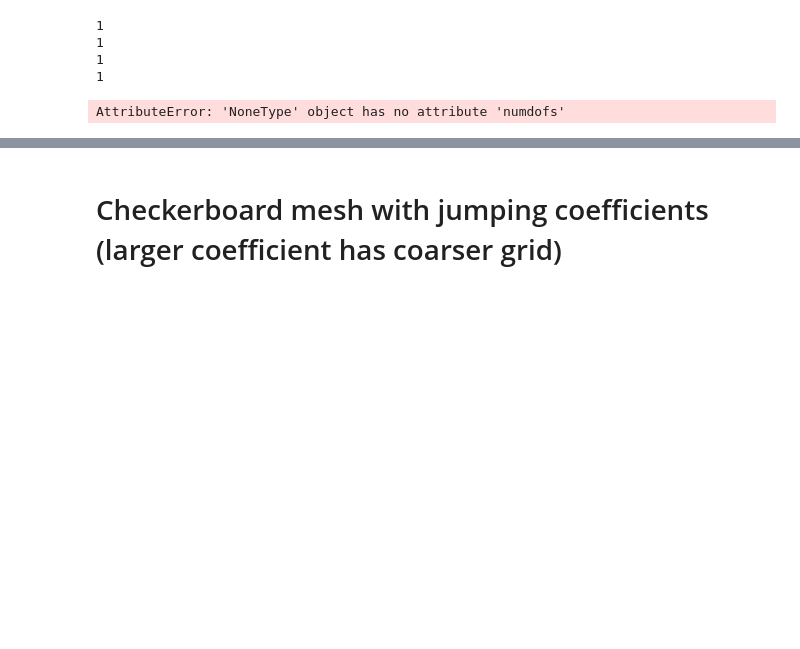
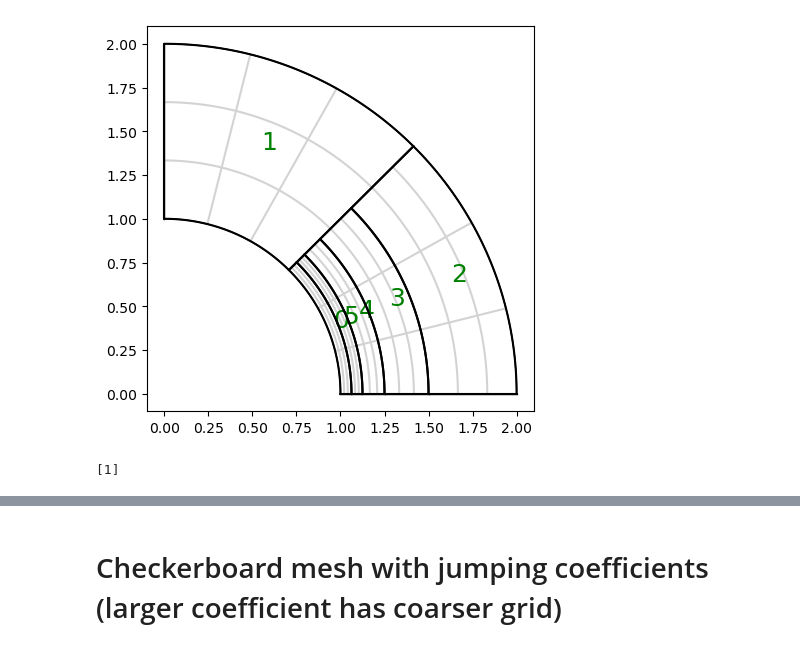
Before and after one commit to Stefan714/pyiga, a Jupyter notebook: notebooks/IETI.ipynb, the cells around one changed output, grey strips where cells are left out. Cells and saved outputs as stored; diff of their text form; code cells hidden in the pictures; blank space fills up the shorter version.

```diff
--- a/notebooks/IETI.ipynb
+++ b/notebooks/IETI.ipynb
@@ -423,23 +444,3 @@ class ScaledDirichletPreconditioner():
         B = scipy.sparse.hstack(self.B)
         print("Convergence condition: {:.3}".format(scipy.sparse.linalg.norm(B@scipy.sparse.block_diag(self.D).T@B.T@B-B))) #check Algebraic condition
         return operators.SumOperator([self.BgD[p]@self.S[p]@self.BgD[p].T for p in range(self.K)])
-# %%
-deg = 1
-N = deg+1
-
-knots = (bspline.make_knots(deg,0,1,N),bspline.make_knots(deg,0,1,N))
-M = topology.PatchMesh([(knots,geometry.quarter_annulus())])
-M.h_refine({0:0});
-M.h_refine({0:1});
-M.h_refine({0:1});
-M.h_refine({2:1});
-M.h_refine({2:1});
-M.h_refine({2:1});
-
-M.plotmesh(patch_idx=True, knots=True)
-# %% [output]
-1
-1
-1
-1
-AttributeError: 'NoneType' object has no attribute 'numdofs'
@@ -454,0 +548,16 @@ loc_solver = primal.compute_PrimalBasis(A_, B_, RHS)
+# %%
+p=2
+M = topology.PatchMesh([(2*(bspline.make_knots(p,0,1,p+1),),geometry.quarter_annulus())])
+M.h_refine({0:0});
+M.h_refine({0:1});
+M.h_refine({0:1});
+M.h_refine({0:1});
+M.h_refine({0:1});
+#M.h_refine({1:None});
+M.plotmesh(knots=True, patch_idx=True)
+# %% [output]
+[figure, added]
+# %%
+admissibility_split(M)
+# %% [output]
+[1]
```
Also changed, not shown: parts of 52 cells of this notebook.
